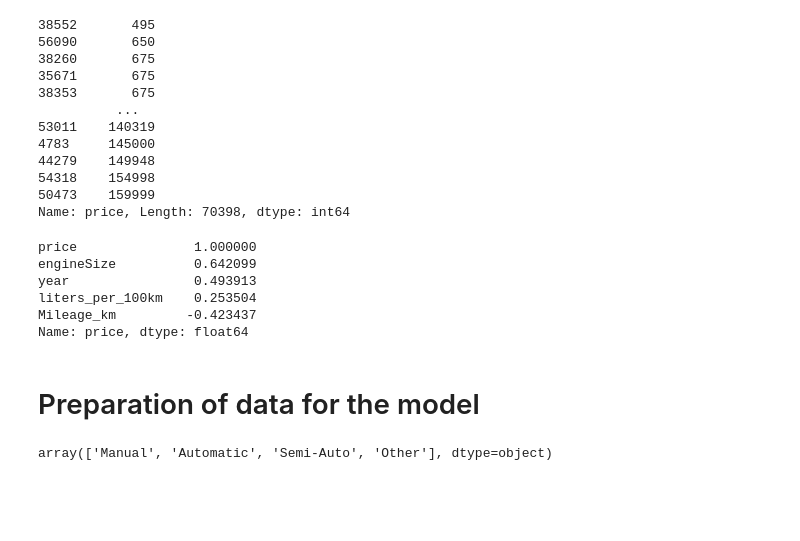
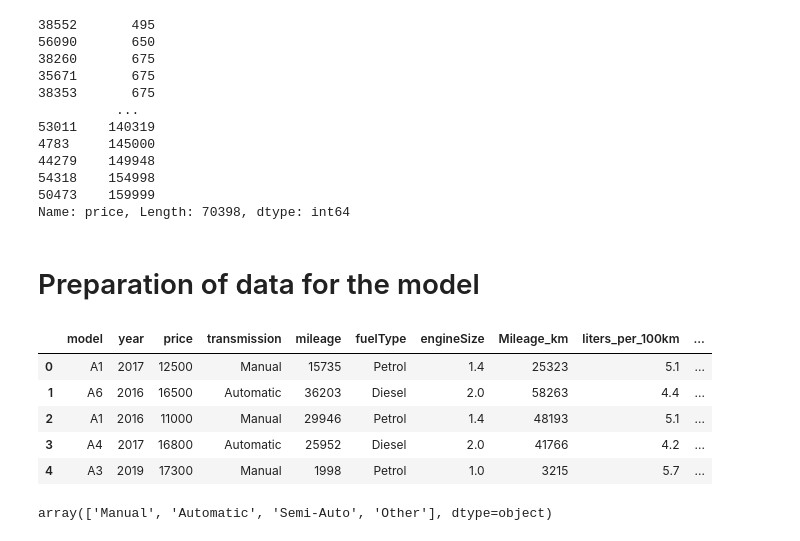
Before and after one commit to romanshypka11-maker/car-predict-price-project, a Jupyter notebook: cars_predict.ipynb, the cells around one changed output. Saved outputs shown, nothing was run; the diff lists cells and outputs as text; code cells hidden in the pictures; blank space fills up the shorter version.

```diff
--- a/cars_predict.ipynb
+++ b/cars_predict.ipynb
@@ -106,22 +82,28 @@ df["price"].sort_values(ascending=True) # min price cars
 54318    154998
 50473    159999
 Name: price, Length: 70398, dtype: int64
-# %%
-df_corr = df_numeric.corr()
-df_corr["price"].sort_values(ascending=False)  ## correletion price
-# %% [output]
-price               1.000000
-engineSize          0.642099
-year                0.493913
-liters_per_100km    0.253504
-Mileage_km         -0.423437
-Name: price, dtype: float64
 # %% [markdown]
 # Preparation of data for the model
 # %%
 df['Mileage_km'] = (df['mileage'] * 1.60934).round(0).astype(int) #add new features for ukrainian people
 # %%
 df["liters_per_100km"] = (282.48 / df["mpg"]).round(1) #add new features for ukrainian people
+# %%
+IQR = q_high-q_low # formula IQR
+
+lower_bound = q_low - 1.5 * IQR
+upper_bound = q_high + 1.5 * IQR
+
+df_clear_iqr = df[((df["price"] >= 1200) & (df["price"] <= upper_bound))].copy() # clean data frcom junk and exsclusive car
+# %%
+df_clear_iqr.head()
+# %% [output]
+|  | model | year | price | transmission | mileage | fuelType | engineSize | Mileage_km | liters_per_100km | ... |
+| 0 | A1 | 2017 | 12500 | Manual | 15735 | Petrol | 1.4 | 25323 | 5.1 | ... |
+| 1 | A6 | 2016 | 16500 | Automatic | 36203 | Diesel | 2.0 | 58263 | 4.4 | ... |
+| 2 | A1 | 2016 | 11000 | Manual | 29946 | Petrol | 1.4 | 48193 | 5.1 | ... |
+| 3 | A4 | 2017 | 16800 | Automatic | 25952 | Diesel | 2.0 | 41766 | 4.2 | ... |
+| 4 | A3 | 2019 | 17300 | Manual | 1998 | Petrol | 1.0 | 3215 | 5.7 | ... |
 # %%
 df["transmission"].unique()
 # %% [output]
```
Also changed, not shown: parts of 23 cells of this notebook.
